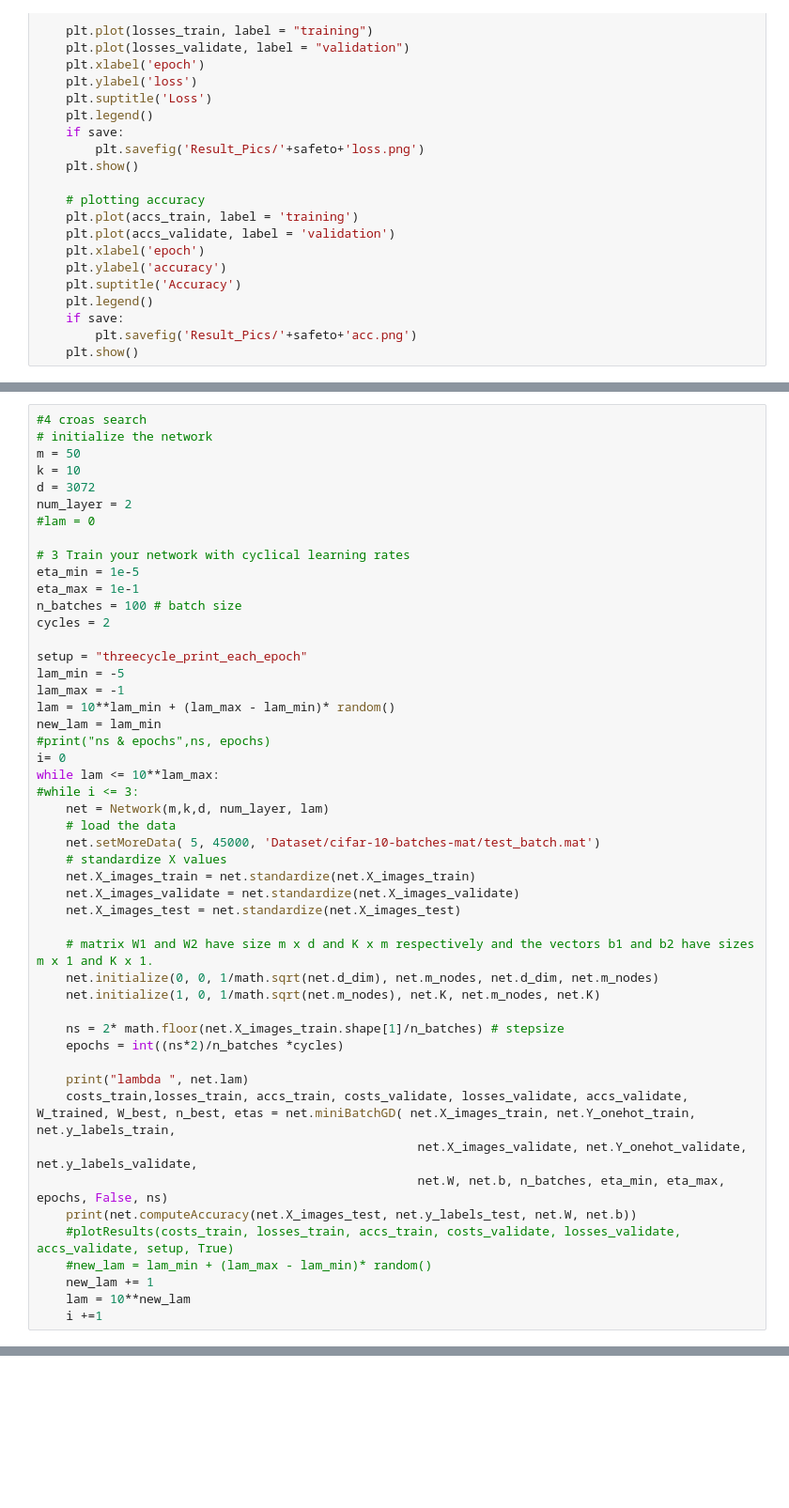
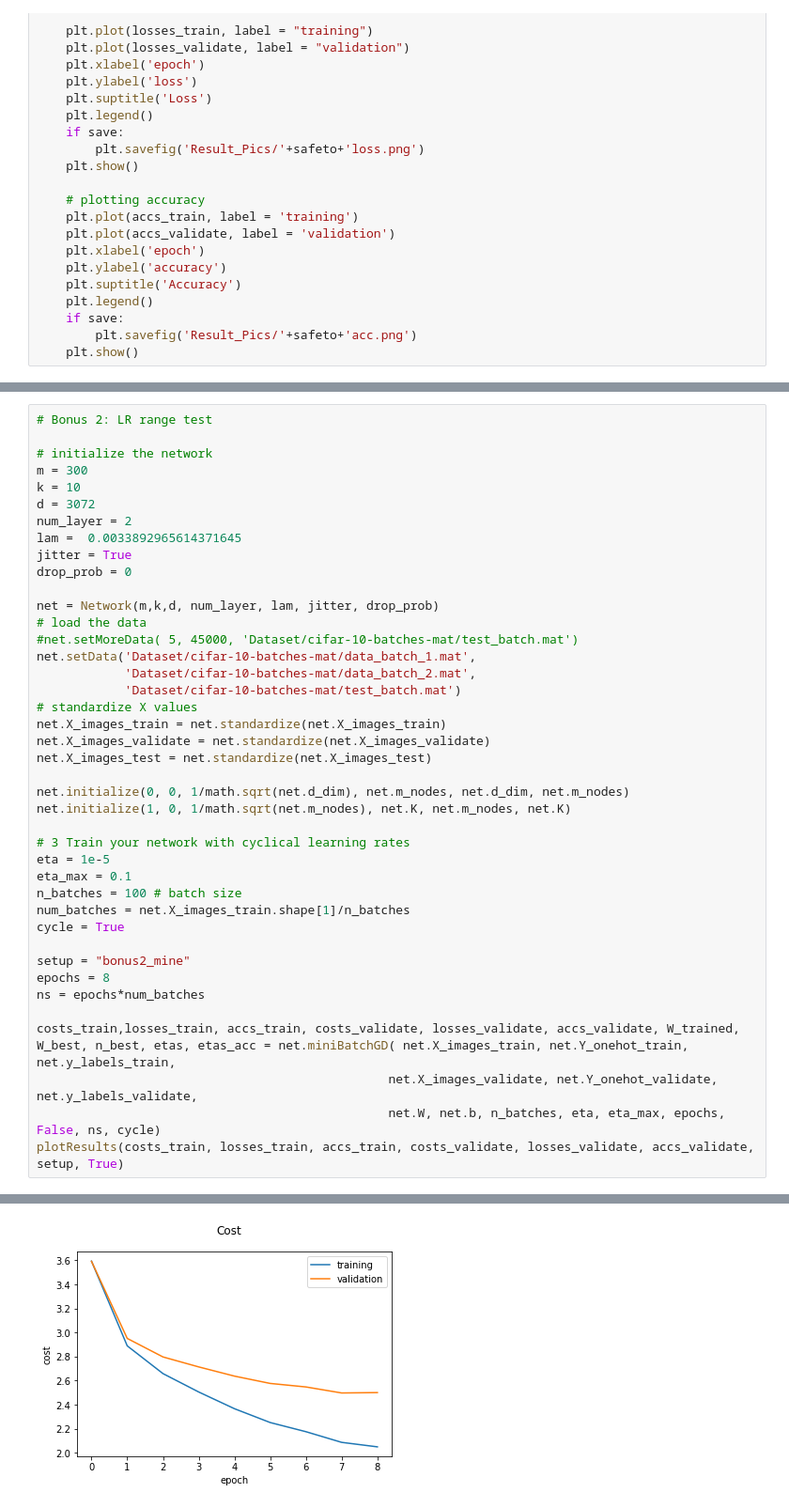
Before and after one commit to RSvenja/DeepLearning, a Jupyter notebook: assignment2/assignment2.ipynb, the cells around one changed output, grey strips where cells are left out. Shown at 94% size. Cells and saved outputs as stored; diff of their text form; blank space fills up the shorter version.

```diff
--- a/assignment2/assignment2.ipynb
+++ b/assignment2/assignment2.ipynb
@@ -503,49 +612,42 @@ plotResults(costs_train, losses_train, accs_train, costs_validate, losses_valida
 # %%
-#4 croas search
+# Bonus 2: LR range test
+
 # initialize the network
-m = 50
+m = 300
 k = 10
 d = 3072
 num_layer = 2
-#lam = 0
+lam =  0.0033892965614371645
+jitter = True
+drop_prob = 0
+
+net = Network(m,k,d, num_layer, lam, jitter, drop_prob)
+# load the data
+#net.setMoreData( 5, 45000, 'Dataset/cifar-10-batches-mat/test_batch.mat')
+net.setData('Dataset/cifar-10-batches-mat/data_batch_1.mat',
+            'Dataset/cifar-10-batches-mat/data_batch_2.mat',
+            'Dataset/cifar-10-batches-mat/test_batch.mat')
+# standardize X values
+net.X_images_train = net.standardize(net.X_images_train)
+net.X_images_validate = net.standardize(net.X_images_validate)
+net.X_images_test = net.standardize(net.X_images_test)
+
+net.initialize(0, 0, 1/math.sqrt(net.d_dim), net.m_nodes, net.d_dim, net.m_nodes)
+net.initialize(1, 0, 1/math.sqrt(net.m_nodes), net.K, net.m_nodes, net.K)
 
 # 3 Train your network with cyclical learning rates
-eta_min = 1e-5
-eta_max = 1e-1
+eta = 1e-5
+eta_max = 0.1
 n_batches = 100 # batch size
-cycles = 2
+num_batches = net.X_images_train.shape[1]/n_batches
+cycle = True
 
-setup = "threecycle_print_each_epoch"
-lam_min = -5
-lam_max = -1
-lam = 10**lam_min + (lam_max - lam_min)* random()
-new_lam = lam_min
-#print("ns & epochs",ns, epochs)
-i= 0
-while lam <= 10**lam_max:
-#while i <= 3:
-    net = Network(m,k,d, num_layer, lam)
-    # load the data
-    net.setMoreData( 5, 45000, 'Dataset/cifar-10-batches-mat/test_batch.mat')
-    # standardize X values
-    net.X_images_train = net.standardize(net.X_images_train)
-    net.X_images_validate = net.standardize(net.X_images_validate)
-    net.X_images_test = net.standardize(net.X_images_test)
+setup = "bonus2_mine"
+epochs = 8
+ns = epochs*num_batches
 
-    # matrix W1 and W2 have size m x d and K x m respectively and the vectors b1 and b2 have sizes m x 1 and K x 1.
-    net.initialize(0, 0, 1/math.sqrt(net.d_dim), net.m_nodes, net.d_dim, net.m_nodes)
-    net.initialize(1, 0, 1/math.sqrt(net.m_nodes), net.K, net.m_nodes, net.K)
-
-    ns = 2* math.floor(net.X_images_train.shape[1]/n_batches) # stepsize
-    epochs = int((ns*2)/n_batches *cycles)
-
-    print("lambda ", net.lam)
-    costs_train,losses_train, accs_train, costs_validate, losses_validate, accs_validate, W_trained, W_best, n_best, etas = net.miniBatchGD( net.X_images_train, net.Y_onehot_train, net.y_labels_train,
-                                                    net.X_images_validate, net.Y_onehot_validate, net.y_labels_validate,
-                                                    net.W, net.b, n_batches, eta_min, eta_max, epochs, False, ns)
-    print(net.computeAccuracy(net.X_images_test, net.y_labels_test, net.W, net.b))
-    #plotResults(costs_train, losses_train, accs_train, costs_validate, losses_validate, accs_validate, setup, True)
-    #new_lam = lam_min + (lam_max - lam_min)* random()
-    new_lam += 1
-    lam = 10**new_lam
-    i +=1
+costs_train,losses_train, accs_train, costs_validate, losses_validate, accs_validate, W_trained, W_best, n_best, etas, etas_acc = net.miniBatchGD( net.X_images_train, net.Y_onehot_train, net.y_labels_train,
+                                                net.X_images_validate, net.Y_onehot_validate, net.y_labels_validate,
+                                                net.W, net.b, n_batches, eta, eta_max, epochs, False, ns, cycle)
+plotResults(costs_train, losses_train, accs_train, costs_validate, losses_validate, accs_validate, setup, True)
+# %% [output]
@@ -551,0 +671 @@ while lam <= 10**lam_max:
+[figure, added]
```
Also changed, not shown: parts of 13 cells of this notebook, 3 other files.
